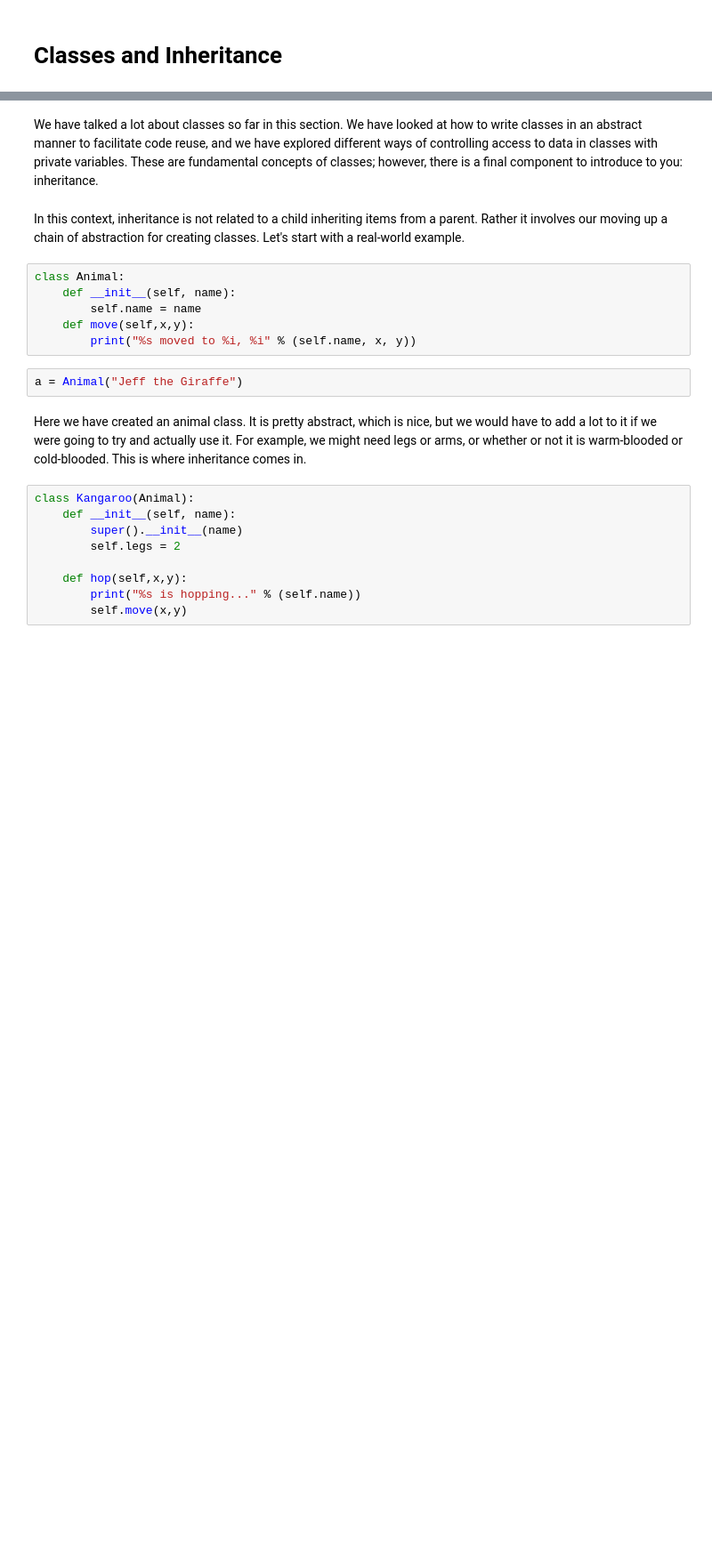
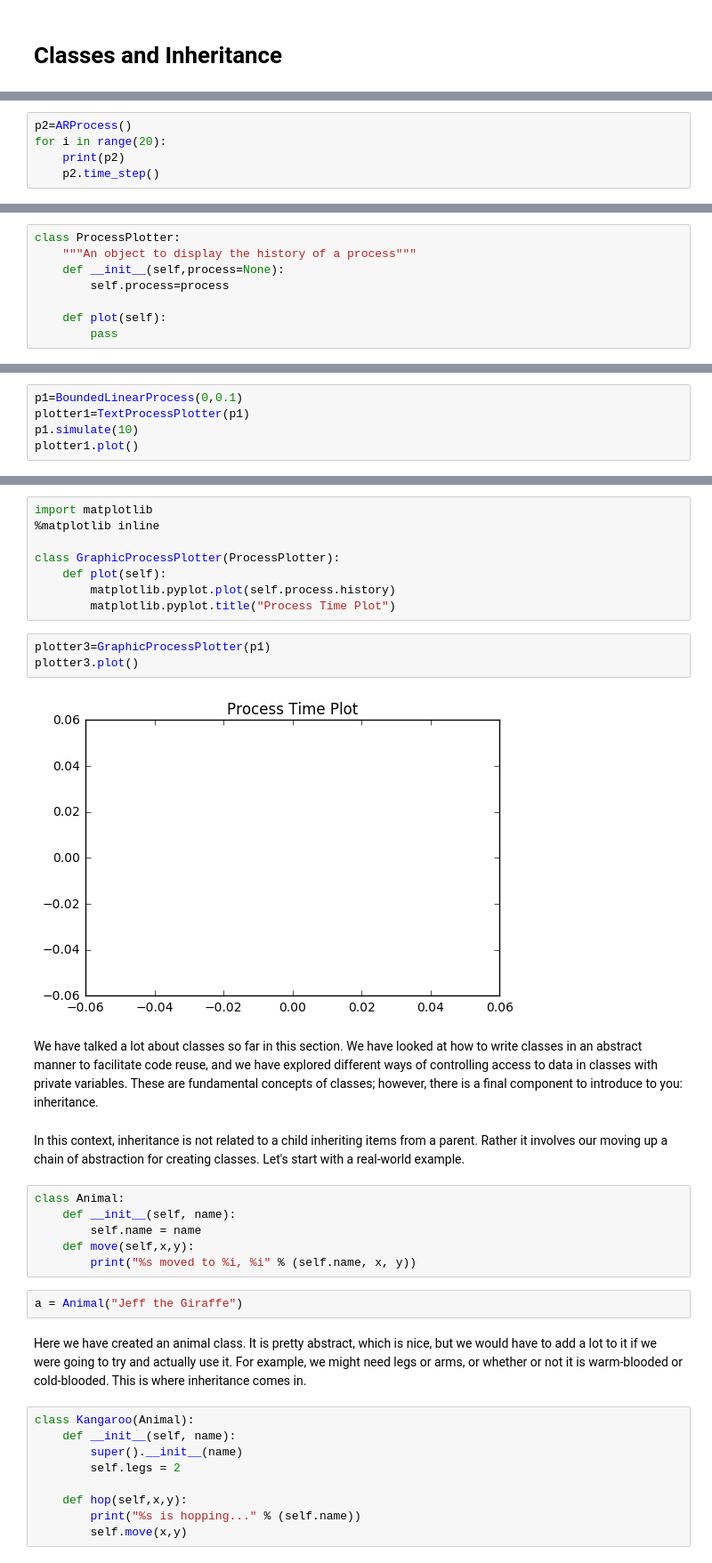
Before and after one commit to nwlevy/Course-Overview, a Jupyter notebook: week_7/7.4 - Classes and Objects - Inheritance.ipynb, the cells around one changed output, grey strips where cells are left out. Shown at 89% size. Drawn from its saved outputs; the diff is of its cells as text; blank space fills up the shorter version.

```diff
--- a/week_7/7.4 - Classes and Objects - Inheritance.ipynb
+++ b/week_7/7.4 - Classes and Objects - Inheritance.ipynb
@@ -2,0 +159,5 @@
+# %%
+p2=ARProcess()
+for i in range(20):
+    print(p2)
+    p2.time_step()
@@ -2,0 +257,8 @@
+# %%
+class ProcessPlotter:
+    """An object to display the history of a process"""
+    def __init__(self,process=None):
+        self.process=process
+
+    def plot(self):
+        pass
@@ -2,0 +274,5 @@
+# %%
+p1=BoundedLinearProcess(0,0.1)
+plotter1=TextProcessPlotter(p1)
+p1.simulate(10)
+plotter1.plot()
@@ -3,3 +298,16 @@
+# %%
+import matplotlib
+%matplotlib inline
+
+class GraphicProcessPlotter(ProcessPlotter):
+    def plot(self):
+        matplotlib.pyplot.plot(self.process.history)
+        matplotlib.pyplot.title("Process Time Plot")
+# %%
+plotter3=GraphicProcessPlotter(p1)
+plotter3.plot()
+# %% [output]
+[figure, added]
 # %% [markdown]
 We have talked a lot about classes so far in this section. We have looked at how to write classes in an abstract manner to facilitate code reuse, and we have explored different ways of controlling access to data in classes with private variables. These are fundamental concepts of classes; however, there is a final component to introduce to you: inheritance.
 # %% [markdown]
```
Also changed, not shown: parts of 27 cells of this notebook, 12 other files.
